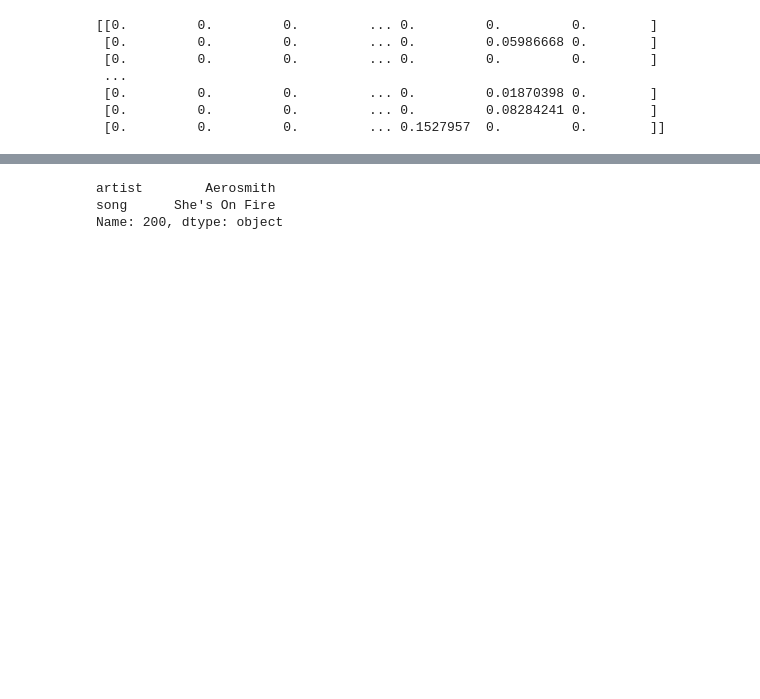
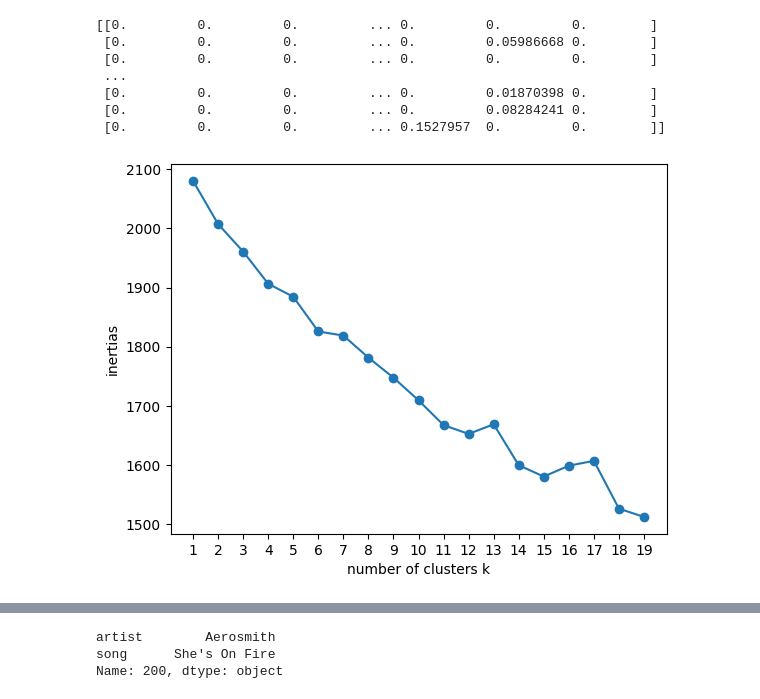
Before and after one commit to Aakash-shrestha/MusicRecommendationSystem, a Jupyter notebook: notebooks/recommendation_system.ipynb, the cells around one changed output, grey strips where cells are left out. Saved outputs shown, nothing was run; the diff lists cells and outputs as text; code cells hidden in the pictures; blank space fills up the shorter version.

```diff
--- a/notebooks/recommendation_system.ipynb
+++ b/notebooks/recommendation_system.ipynb
@@ -92,2 +95,18 @@ print(X_tfidf.toarray())
+# %%
+#elbow to find inertia
+ks = range(1,20)
+inertias = []
+for k in ks:
+    kmeans = KMeans(n_clusters=k)
+    kmeans.fit(X_pca)
+    inertias.append(kmeans.inertia_)
+
+plt.plot(ks, inertias, '-o')
+plt.xlabel('number of clusters k')
+plt.ylabel('inertias')
+plt.xticks(ks)
+plt.show()
+# %% [output]
+[figure, added]
 # %%
 #KMeans clustering
```
Also changed, not shown: parts of 7 cells of this notebook.
